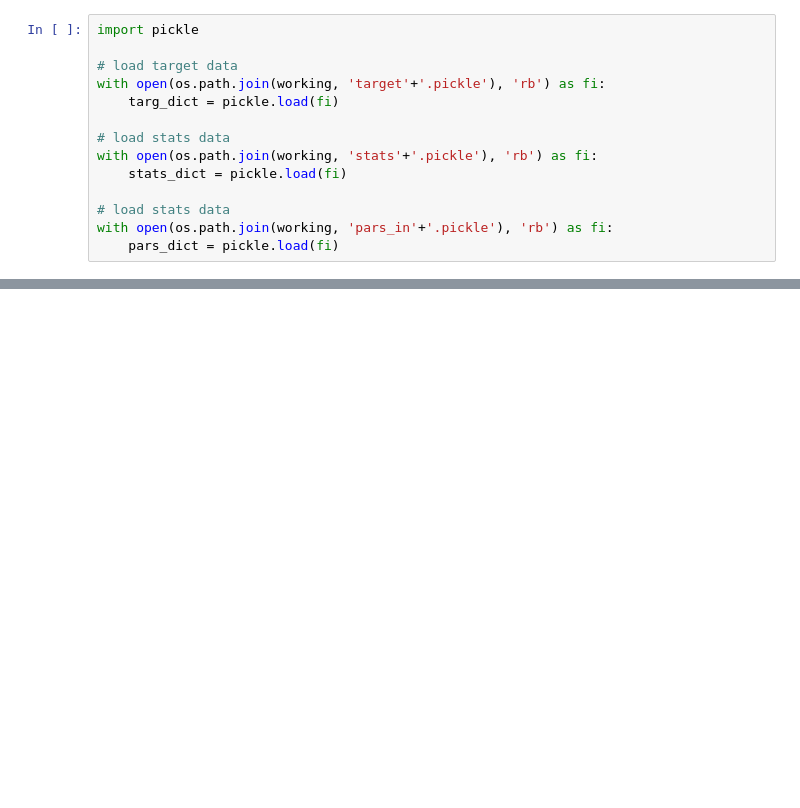
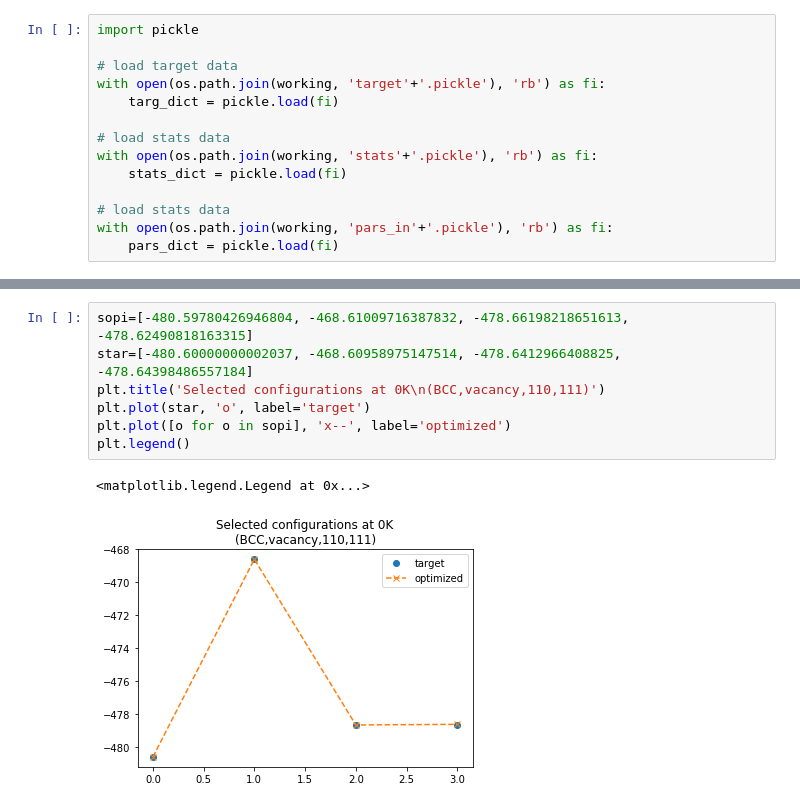
Before and after one commit to vlcekl/eam-models, a Jupyter notebook: notebooks/IFF_optimize.ipynb, the cells around one changed output, grey strips where cells are left out. Cells and saved outputs as stored; diff of their text form; blank space fills up the shorter version.

```diff
--- a/notebooks/IFF_optimize.ipynb
+++ b/notebooks/IFF_optimize.ipynb
@@ -571,0 +527,10 @@ print(*params_opt)
+# %%
+sopi=[-480.59780426946804, -468.61009716387832, -478.66198218651613, -478.62490818163315]
+star=[-480.60000000002037, -468.60958975147514, -478.6412966408825, -478.64398486557184]
+plt.title('Selected configurations at 0K\n(BCC,vacancy,110,111)')
+plt.plot(star, 'o', label='target')
+plt.plot([o for o in sopi], 'x--', label='optimized')
+plt.legend()
+# %% [output]
+<matplotlib.legend.Legend at 0x...>
+[figure, added]
```
Also changed, not shown: parts of 28 cells of this notebook, 4 other files.
